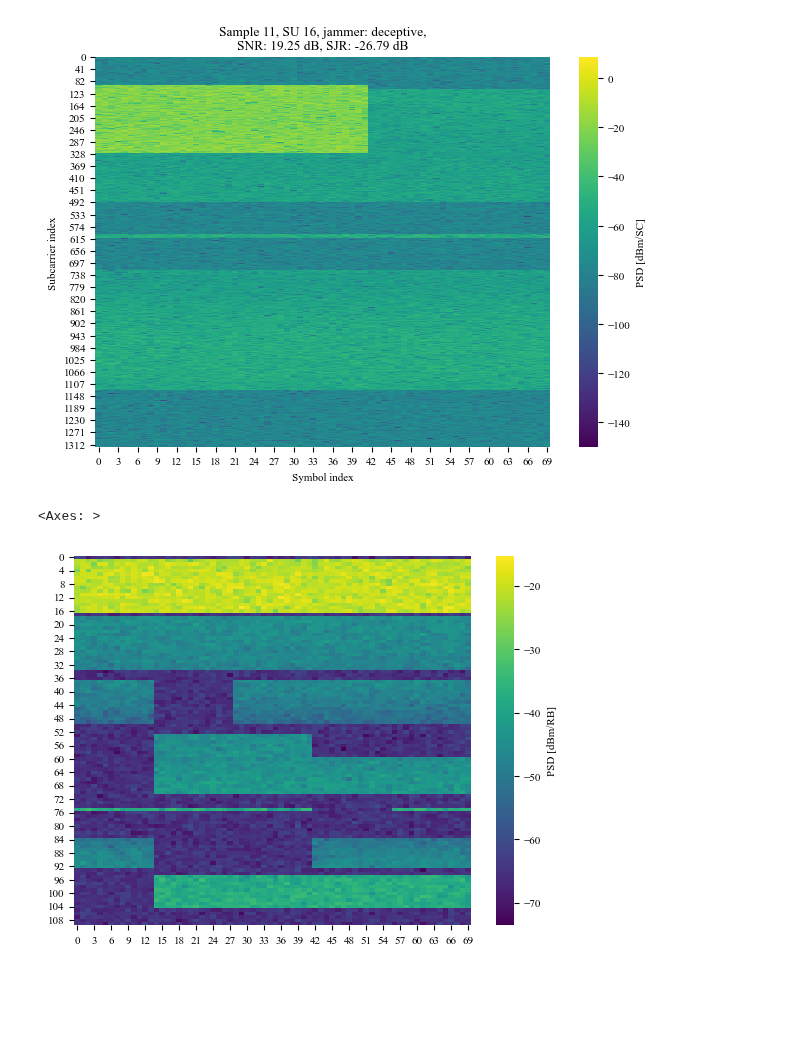
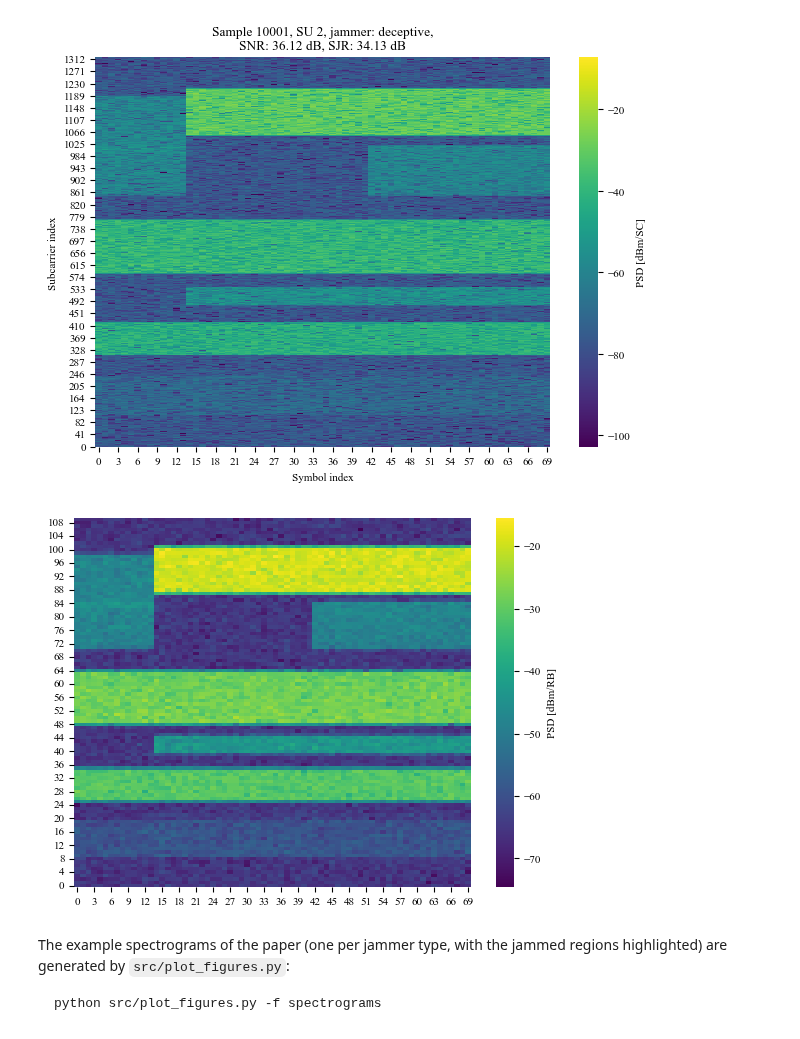
Before and after one commit to akdd11/ofdma-spectrum-anomalies-simulation, a Jupyter notebook: notebooks/plot_spectrograms.ipynb, the cells around one changed output. Cells and saved outputs as stored; diff of their text form; code cells hidden in the pictures; blank space fills up the shorter version.

````diff
--- a/notebooks/plot_spectrograms.ipynb
+++ b/notebooks/plot_spectrograms.ipynb
@@ -24,7 +24,7 @@ plt.rcParams["font.size"] = 8
 
 figure_path = os.path.join("..", "figures")
 # %%
-DATASET_NR = 10
+DATASET_NR = 2
 
 datapath = get_datapath(_repo_name)
 datapath = os.path.join(datapath, str(DATASET_NR))
@@ -112,7 +176,7 @@ def get_filename(sample_idx, su_idx):
     return os.path.join(datapath, "images", f"spectrogram-{str(sample_idx).zfill(5)}-{str(su_idx).zfill(2)}.png")
 
 example_anomaly_types = {
-    "deceptive": (10000, 2),
+    "deceptive": (10001, 2),
     "sweep": (12006, 19),
     "barrage": (14000, 4),
     "pilot": (16002, 16),
@@ -121,15 +185,15 @@ example_anomaly_types = {
 # %%
 with_labels = True
 save_fig = False
-plot_type = "custom"  # either jammer types or "custom" sample and SU index shall be set manually
+plot_type = "deceptive"  # either jammer types or "custom" sample and SU index shall be set manually
 normalized_to_dataset = True
 
 if plot_type in example_anomaly_types:
     sample_idx = example_anomaly_types[plot_type][0]
     su_idx = example_anomaly_types[plot_type][1]
 else:
-    sample_idx = 11
-    su_idx = 16
+    sample_idx = 10000
+    su_idx = 15
 
 if normalized_to_dataset:
     c_min_val = min_val
@@ -145,6 +209,7 @@ fig, ax = plt.subplots()
 
 if with_labels:
     sns.heatmap(img, cmap="viridis", cbar_kws={"label": "PSD [dBm/SC]"}, vmin=c_min_val, vmax=c_max_val)
+    ax.invert_yaxis()  # row 0 is the lowest frequency -> frequency increasing upwards
     plt.title(
         f"Sample {sample_idx}, SU {su_idx}, jammer: {labels[f'jammer_type'].values[sample_idx]},\n"
         f"SNR: {labels[f'snr_by_su_{su_idx}'].values[sample_idx]:.2f} dB, SJR: {labels[f'sjr_by_su_{su_idx}'].values[sample_idx]:.2f} dB"
@@ -170,23 +235,29 @@ if save_fig:
 
     plt.savefig(os.path.join(figure_path, filename), dpi=300, bbox_inches="tight")
 # %% [output]
-[figure, old version]
+[figure, new version]
 # %%
 # reduce resolution by aggregating subcarriers
 num_sc_per_rb = 12
 def aggregate_subcarriers(spectrogram, num_sc_per_rb):
     num_rows, num_cols = spectrogram.shape
     num_aggregated_rows = num_rows // num_sc_per_rb
     aggregated_spectrogram = np.zeros((num_aggregated_rows, num_cols))
 
     for i in range(num_aggregated_rows):
         start_row = i * num_sc_per_rb
         end_row = start_row + num_sc_per_rb
         aggregated_spectrogram[i, :] = 10*np.log10(np.sum(10**(spectrogram[start_row:end_row, :] / 10), axis=0))
 
     return aggregated_spectrogram
 
-sns.heatmap(aggregate_subcarriers(img, num_sc_per_rb), cmap="viridis", cbar_kws={"label": "PSD [dBm/RB]"})
+ax = sns.heatmap(aggregate_subcarriers(img, num_sc_per_rb), cmap="viridis", cbar_kws={"label": "PSD [dBm/RB]"})
+ax.invert_yaxis()  # row 0 is the lowest frequency -> frequency increasing upwards
 # %% [output]
-<Axes: >
-[figure, old version]
+[figure, new version]
+# %% [markdown]
+The example spectrograms of the paper (one per jammer type, with the jammed regions highlighted) are generated by `src/plot_figures.py`:
+
+```bash
+python src/plot_figures.py -f spectrograms
+```
````
Also changed, not shown: parts of 8 cells of this notebook, 2 other files.
